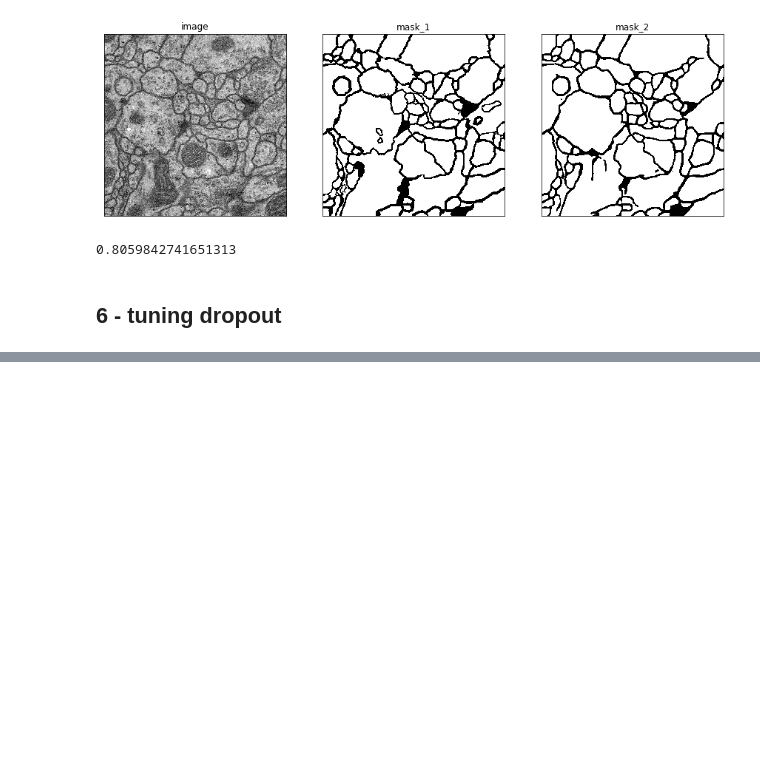
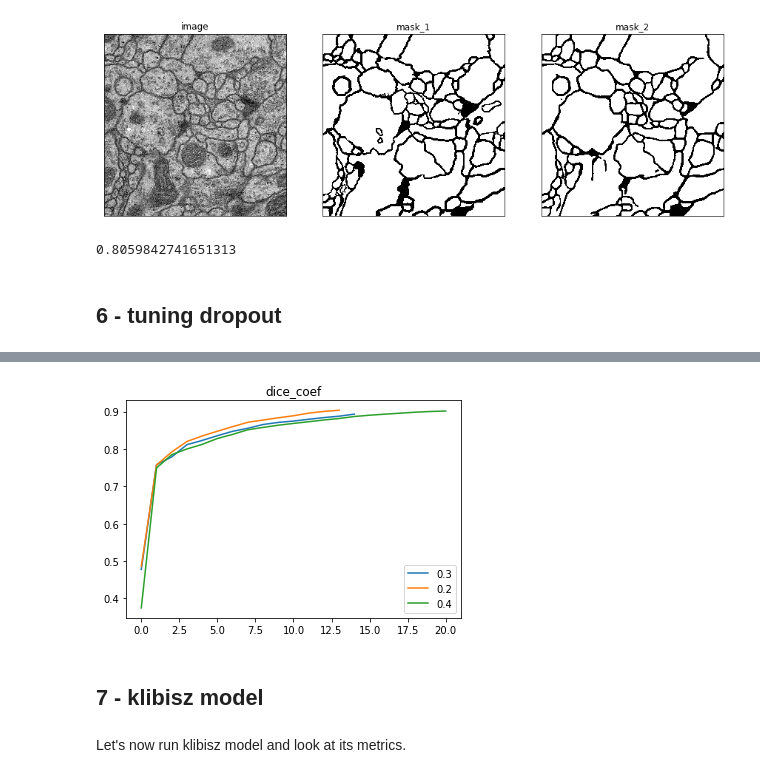
Before and after one commit to ilyarudyak/cs230_project_keras, a Jupyter notebook: isbi_challenge/training_v1.ipynb, the cells around one changed output, grey strips where cells are left out. Saved outputs shown, nothing was run; the diff lists cells and outputs as text; code cells hidden in the pictures; blank space fills up the shorter version.

Commit message:
added history to klibisz model

```diff
--- a/isbi_challenge/training_v1.ipynb
+++ b/isbi_challenge/training_v1.ipynb
@@ -259,0 +271,8 @@ If we look at the results of training we can see that training results are impro
+# %%
+plot_metric('dice_coef', dir_path)
+# %% [output]
+[figure, added]
+# %% [markdown]
+## 7 - klibisz model
+# %% [markdown]
+Let's now run klibisz model and look at its metrics.
```
Also changed, not shown: parts of 5 cells of this notebook, 8 other files.
